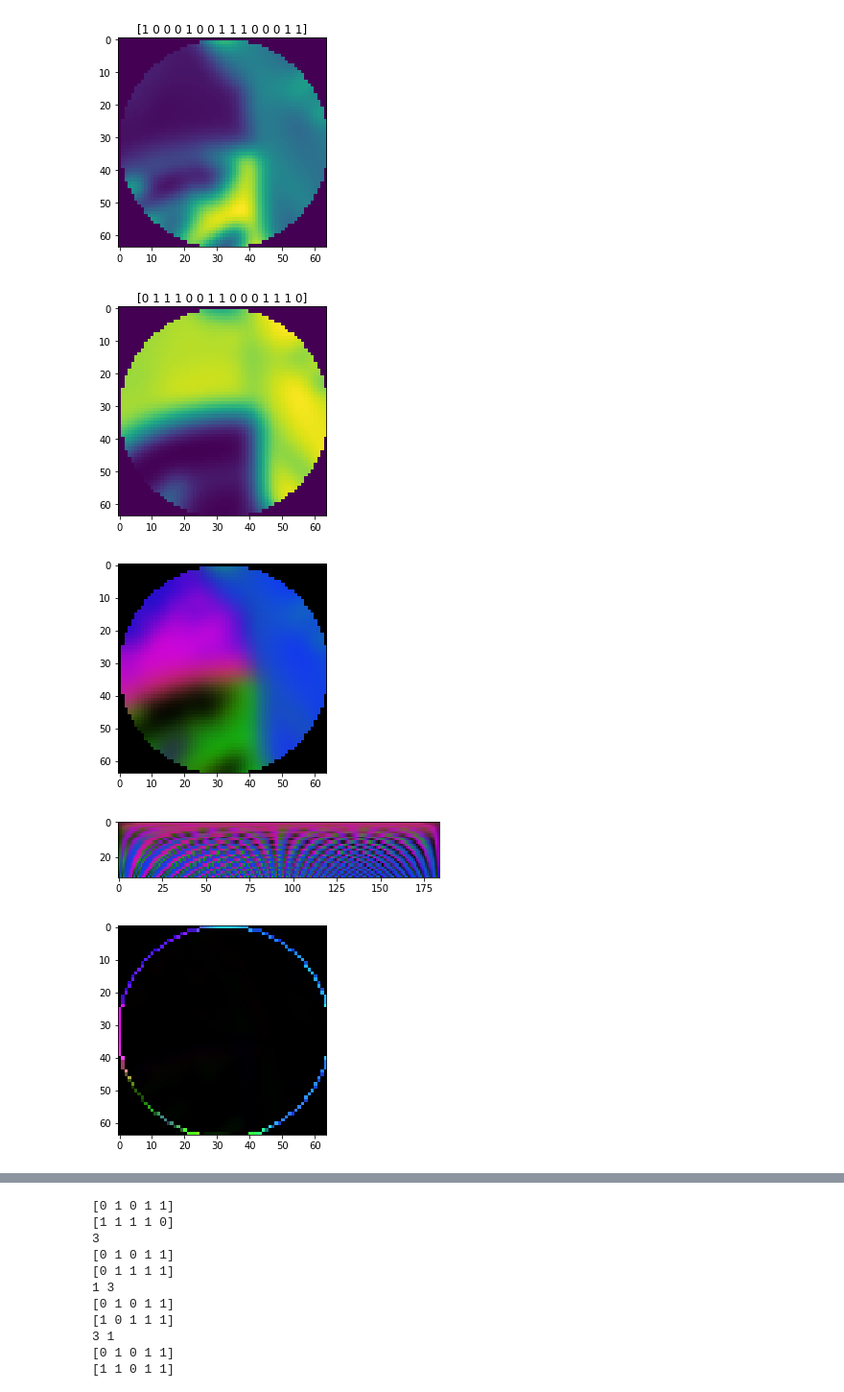
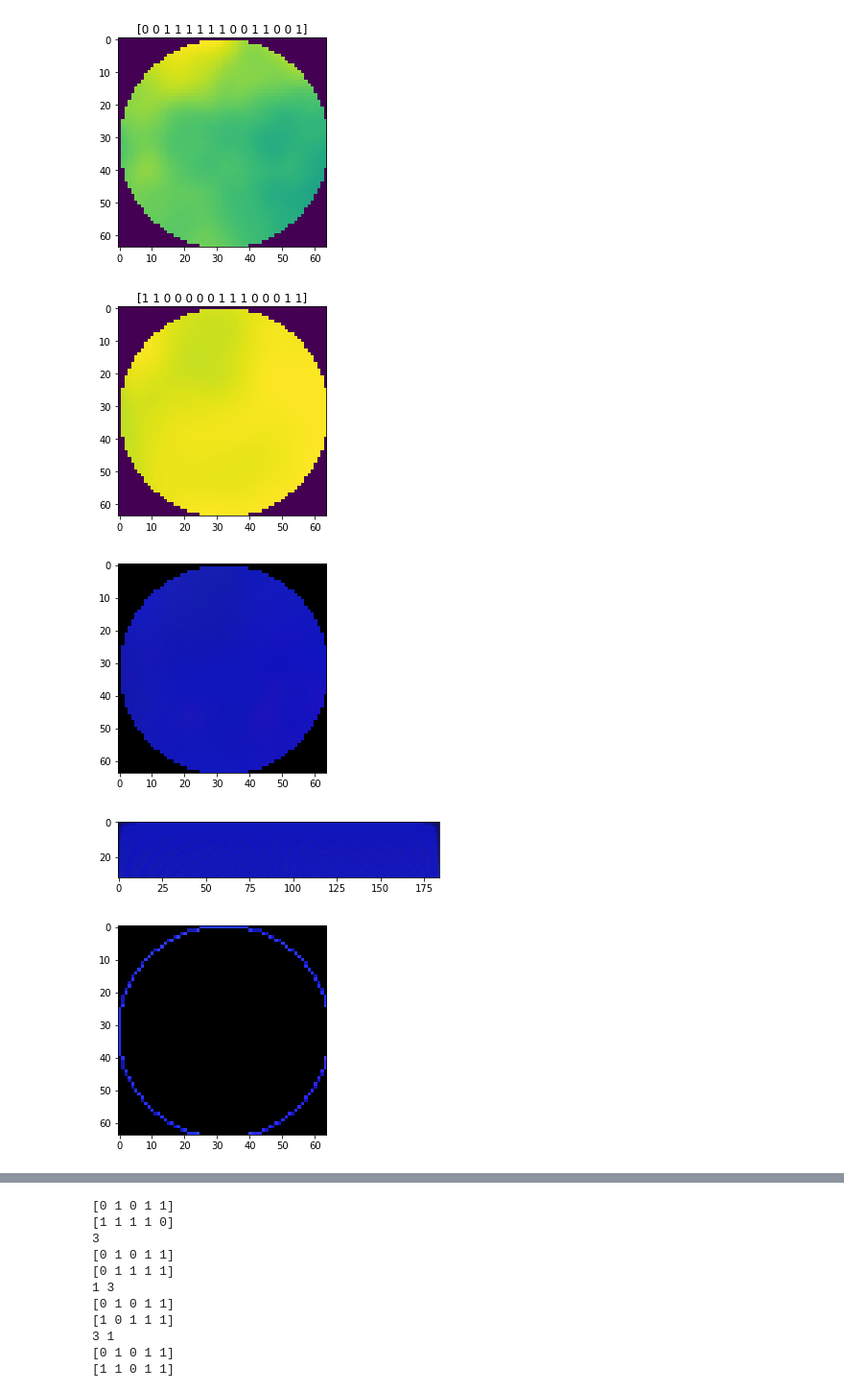
Before and after one commit to damjur/PiRODescriptor, a Jupyter notebook: Untitled.ipynb, the cells around one changed output, grey strips where cells are left out. Shown at 96% size. Saved outputs shown, nothing was run; the diff lists cells and outputs as text; code cells hidden in the pictures.

```diff
--- a/Untitled.ipynb
+++ b/Untitled.ipynb
@@ -35,10 +35,13 @@ def getPatch(image,center):
     return image[center[0]-half_side:center[0]+half_side,center[1]-half_side:center[1]+half_side]
 
 def getRadius(patch):
+    return 32 #naprawiłem, jakieś kombinowanie tutaj może raczej tylko zaszkodzić, skoro mamy gwarancję, że tle się zmieści zawsze
+    print(patch.shape)
     epsilon = 0.0005
 
     edges = scharr(patch[:,:,1])
     p = np.where(edges<=epsilon)
+    print(p)
     Ys = p[0] - 32
     Xs = p[1] - 32
     Rs = Ys**2 + Xs**2
@@ -89,18 +92,30 @@ def rectangleDes(img):
         dMin[i] = [np.argmin(im[i,:,x]) for x in range(3)]
     return dMax, dMin
 
+def findDiff(d1,d2,s):
+    nd1 = np.zeros_like(d1)
+    nd2 = np.zeros_like(d2)
+    x = 0
+    for i in range(len(nd1)):
+        nd1[i] = d1[int(x)]
+        nd2[i] = d2[int(x)]
+        x+=s
+    s = np.sum(np.absolute(d1-nd2))
+    return min(s, np.sum(np.absolute(nd1-d2)))
+
 def compareRectangleDes(d1, d2):
-#     m=min(d1.min(), d2.min())
-#     d1 -= m
-#     d2 -= m
+    m=min(d1.min(), d2.min())
+    d1 -= m
+    d2 -= m
     m=max(d1.max(), d2.max())
     r=np.sum(np.absolute(d1-d2))
     d=m/3*len(d1)*len(d1[0])
-    for i in range(m):
-        d1 = (d1+1)%m
-        s = np.sum(np.absolute(d1-d2))
-        if s < r:
-            r = s
+    for z in np.linspace(0.65,1,7):
+        for i in range(m):
+            d1 = (d1+1)%m
+            s = findDiff(d1,d2,z)
+            if s < r:
+                r = s
     return min(r/d,1)
 # %%
 def extractForKeypoint(image,keypoint):
@@ -151,7 +166,7 @@ def extract(image, keypoints):
 if __name__=="__main__":
     image = data.astronaut()[:-1,:-1]
     plt.imshow(image)
-    w=extract(image,[[150,175],[140,160],[150,176]])
+    w=extract(image,[[100,100],[101,101],[100,99]])
     print("rectangle", compareRectangleDes(w[0][3], w[1][3]), compareRectangleDes(w[0][3], w[2][3]))
     print("rectangle", compareRectangleDes(w[0][4], w[1][4]), compareRectangleDes(w[0][4], w[2][4]))
 # %% [output]
@@ -165,5 +180,5 @@ rectangle 1 0.0899931693989
-[figure, old version]
+[figure, new version]
-[figure, old version]
+[figure, new version]
-[figure, old version]
+[figure, new version]
-[figure, old version]
+[figure, new version]
-[figure, old version]
+[figure, new version]
```
Also changed, not shown: parts of 3 cells of this notebook.
